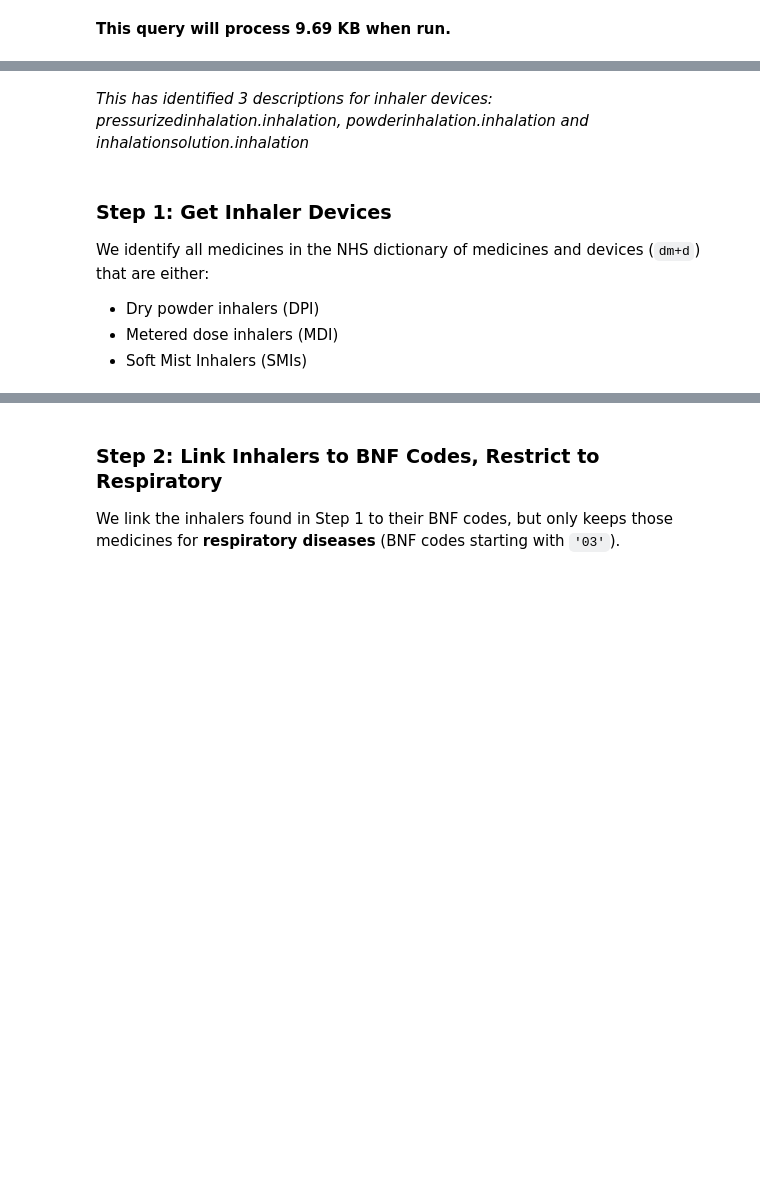
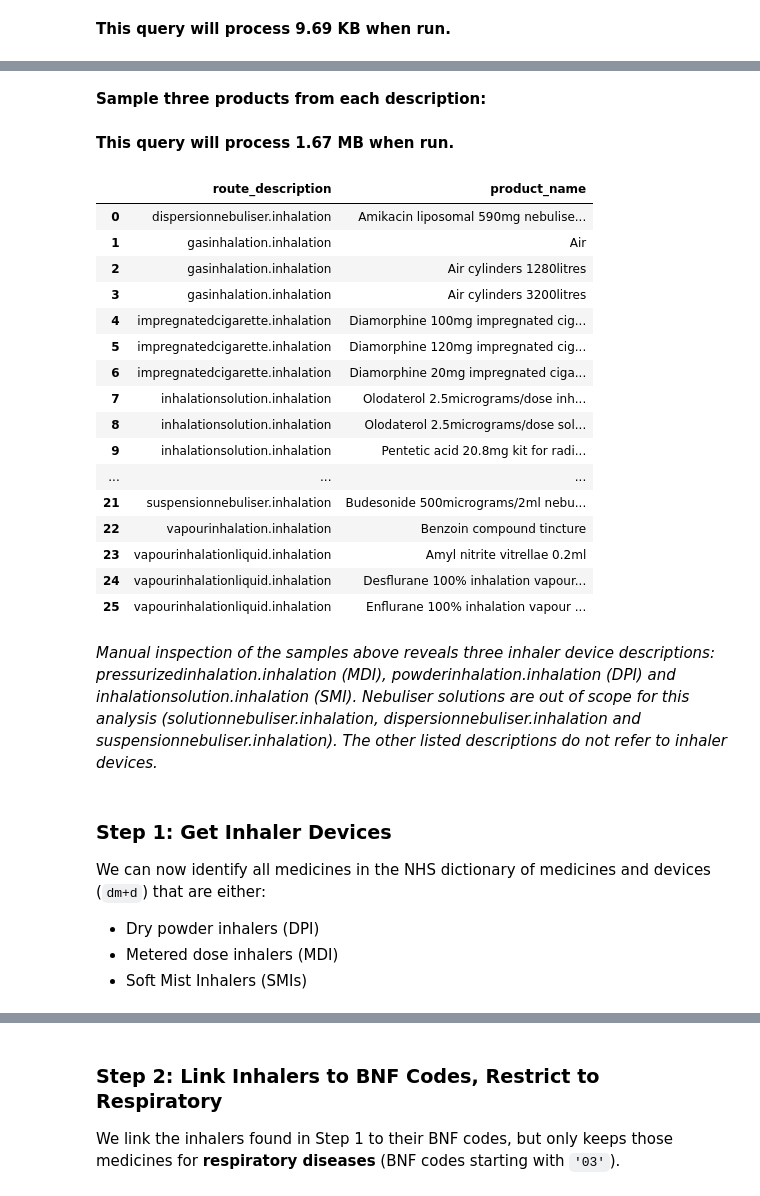
Before and after one commit to ebmdatalab/prescribing-notebooks, a Jupyter notebook: notebooks/Final_ACT_Environment_inhaler_2023_Prescribing.ipynb, the cells around one changed output, grey strips where cells are left out. Cells and saved outputs as stored; diff of their text form; code cells hidden in the pictures; blank space fills up the shorter version.

```diff
--- a/notebooks/ACT_inhaler-No_CTE.ipynb
+++ b/notebooks/Final_ACT_Environment_inhaler_2023_Prescribing.ipynb
@@ -89,0 +99,3 @@ print(df_inhalation)
+# %% [markdown]
+
+**Sample three products from each description:**
@@ -90,10 +148,32 @@ print(df_inhalation)
+# %% [markdown]
+**This query will process 1.67 MB when run.**
+# %%
+display(df_inhalation_form_samples)
+# %% [output]
+|  | route_description | product_name |
+| 0 | dispersionnebuliser.inhalation | Amikacin liposomal 590mg nebulise... |
+| 1 | gasinhalation.inhalation | Air |
+| 2 | gasinhalation.inhalation | Air cylinders 1280litres |
+| 3 | gasinhalation.inhalation | Air cylinders 3200litres |
+| 4 | impregnatedcigarette.inhalation | Diamorphine 100mg impregnated cig... |
+| 5 | impregnatedcigarette.inhalation | Diamorphine 120mg impregnated cig... |
+| 6 | impregnatedcigarette.inhalation | Diamorphine 20mg impregnated ciga... |
+| 7 | inhalationsolution.inhalation | Olodaterol 2.5micrograms/dose inh... |
+| 8 | inhalationsolution.inhalation | Olodaterol 2.5micrograms/dose sol... |
+| 9 | inhalationsolution.inhalation | Pentetic acid 20.8mg kit for radi... |
+| ... | ... | ... |
+| 21 | suspensionnebuliser.inhalation | Budesonide 500micrograms/2ml nebu... |
+| 22 | vapourinhalation.inhalation | Benzoin compound tincture |
+| 23 | vapourinhalationliquid.inhalation | Amyl nitrite vitrellae 0.2ml |
+| 24 | vapourinhalationliquid.inhalation | Desflurane 100% inhalation vapour... |
+| 25 | vapourinhalationliquid.inhalation | Enflurane 100% inhalation vapour ... |
 # %% [markdown]
-*This has identified 3 descriptions for inhaler devices:
-pressurizedinhalation.inhalation, powderinhalation.inhalation and inhalationsolution.inhalation*
+*Manual inspection of the samples above reveals three inhaler device descriptions:
+pressurizedinhalation.inhalation (MDI), powderinhalation.inhalation (DPI) and inhalationsolution.inhalation (SMI). Nebuliser solutions are out of scope for this analysis (solutionnebuliser.inhalation, dispersionnebuliser.inhalation and suspensionnebuliser.inhalation). The other listed descriptions do not refer to inhaler devices.*
 # %% [markdown]
 ### **Step 1**: Get Inhaler Devices
 
-We identify all medicines in the NHS dictionary of medicines and devices (`dm+d`) that are either:
+We can now identify all medicines in the NHS dictionary of medicines and devices (`dm+d`) that are either:
 -   Dry powder inhalers (DPI)
 -   Metered dose inhalers (MDI)
 -   Soft Mist Inhalers (SMIs)
```
Also changed, not shown: parts of 15 cells of this notebook, 2 other files.
